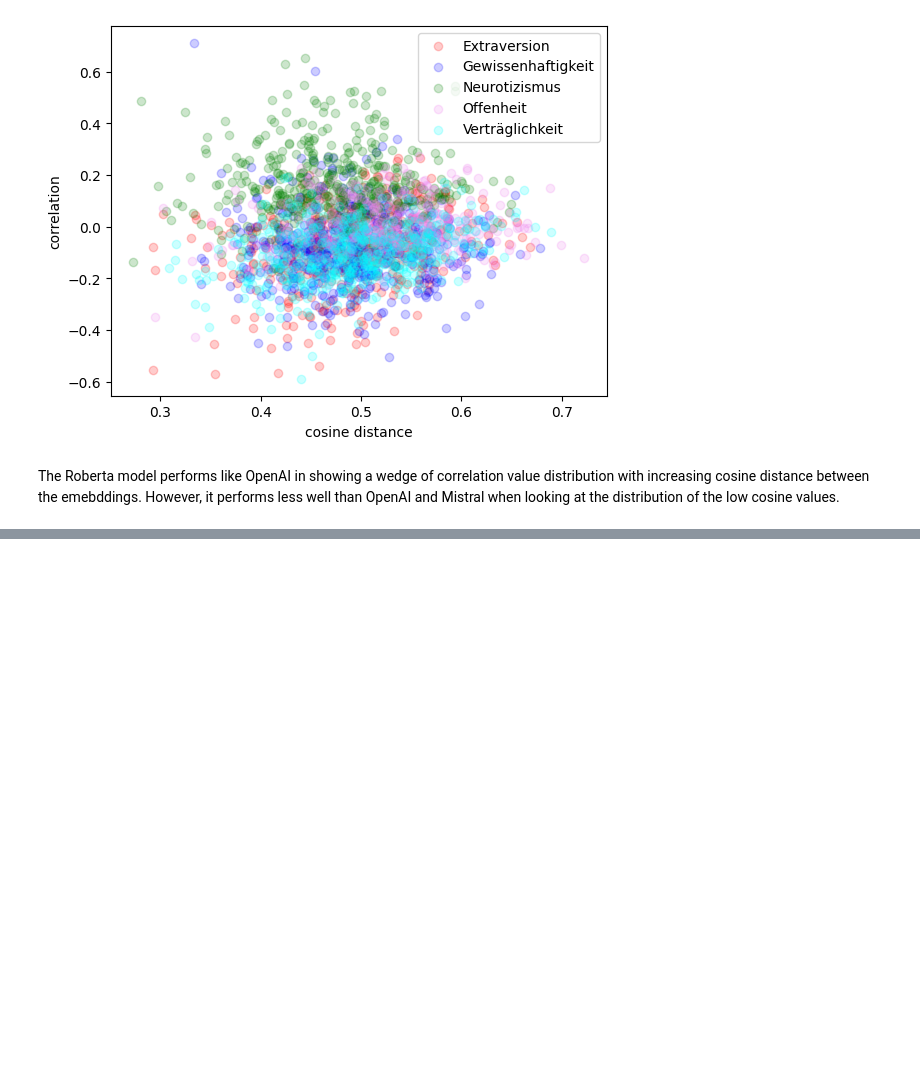
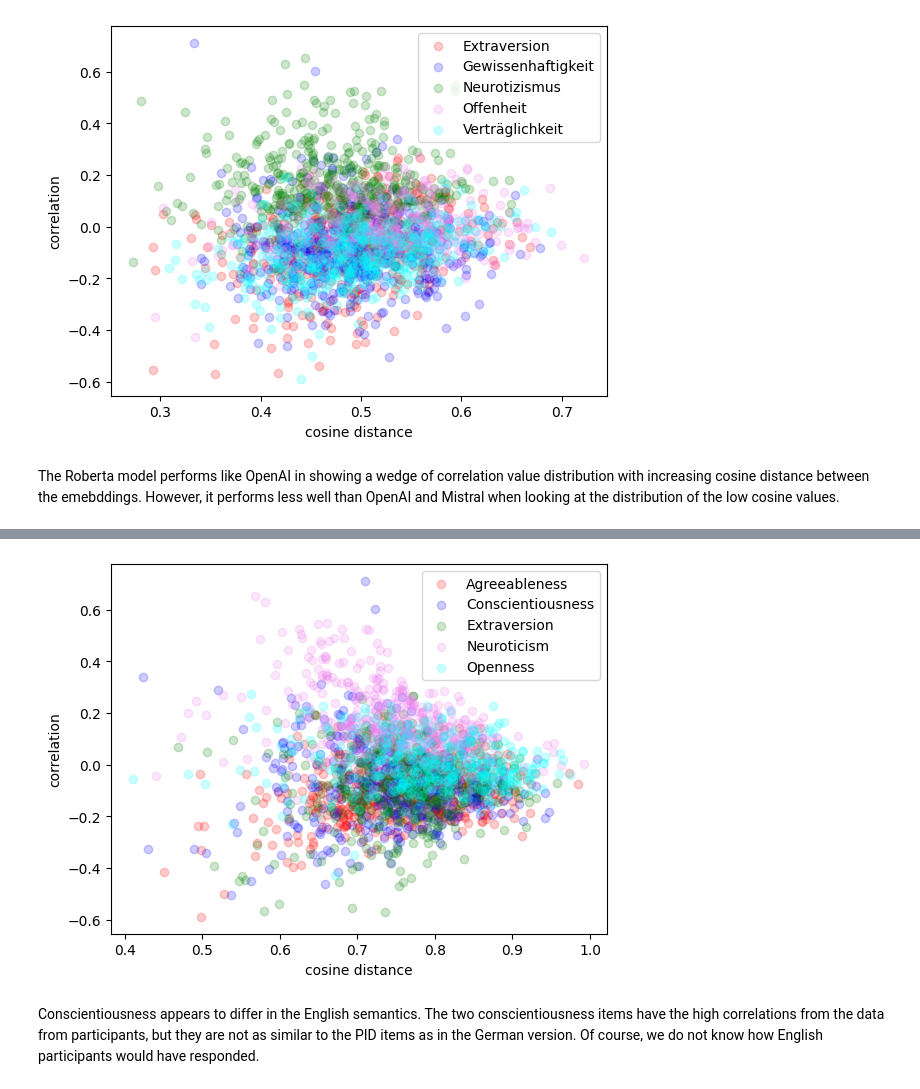
Before and after one commit to roberto-viviani/PsychoOntology, a Jupyter notebook: Ontology.ipynb, the cells around one changed output, grey strips where cells are left out. Cells and saved outputs as stored; diff of their text form; code cells hidden in the pictures; blank space fills up the shorter version.

```diff
--- a/Ontology.ipynb
+++ b/Ontology.ipynb
@@ -195,0 +224,26 @@ The Roberta model performs like OpenAI in showing a wedge of correlation value d
+# %%
+# select rows of mx where scales.scaleID is "NEO"
+neo_idx = scales['scaleID'] == 'NEO'
+pid_idx = scales['scaleID'] == 'PID'
+neo_mx = mx[neo_idx, :]
+pid_mx = mx[pid_idx, :]
+cdist_mx = distance.cdist(neo_mx, pid_mx, metric='cosine')
+ccorr_mx = corr_mx[np.ix_(neo_idx,pid_idx)]
+
+# create a scatter plot of cdist_mx and ccorr_mx
+import matplotlib.pyplot as plt
+neo_types = pd.Categorical(scales[neo_idx]['type'].values)
+colors = ['red', 'blue', 'green', 'violet', 'cyan']
+for neoscale, color in zip(neo_types.categories, colors):
+    neo_type_idx = neo_types == neoscale
+    plt.scatter(cdist_mx[neo_type_idx,:].flatten(), ccorr_mx[neo_type_idx,:].flatten(),
+                alpha = 0.2, c = color, label = neoscale)
+plt.legend(loc = 1)
+
+plt.xlabel('cosine distance')
+plt.ylabel('correlation')
+plt.show()
+# %% [output]
+[figure, added]
+# %% [markdown]
+Conscientiousness appears to differ in the English semantics. The two conscientiousness items have the high correlations from the data from participants, but they are not as similar to the PID items as in the German version. Of course, we do not know how English participants would have responded.
```
Also changed, not shown: parts of 6 cells of this notebook, 20 other files.
